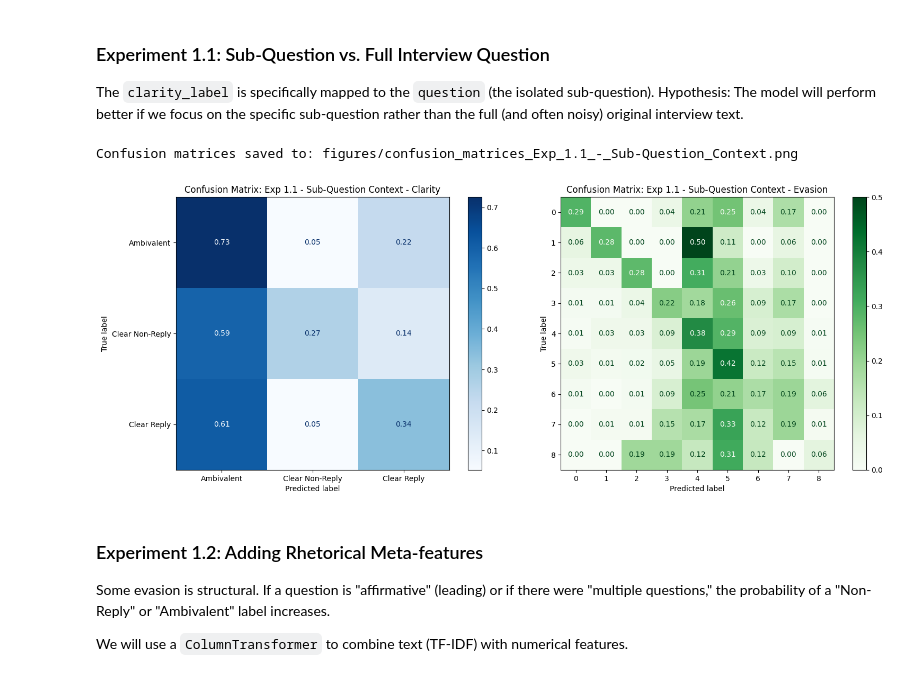
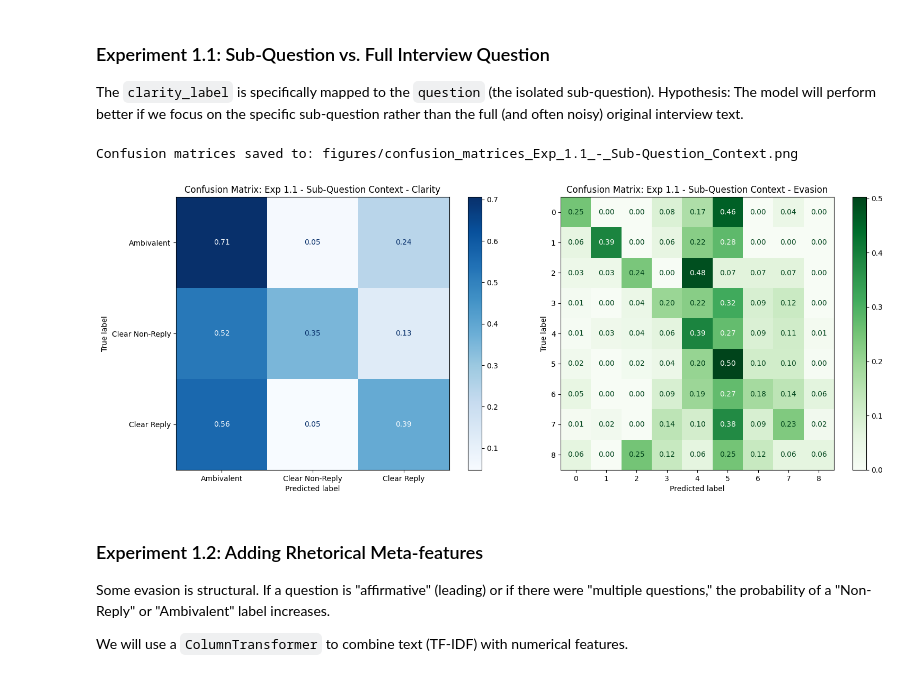
Before and after one commit to pina131714/NLP_Assignment_1, a Jupyter notebook: Phase_2.ipynb, the cells around one changed output. Cells and saved outputs as stored; diff of their text form; code cells hidden in the pictures.

```diff
--- a/Phase_2.ipynb
+++ b/Phase_2.ipynb
@@ -58,31 +58,31 @@ Hypothesis: The model will perform better if we focus on the specific sub-questi
 # %%
 for df in [train_df, val_df, test_df]:
     df['sub_q_context'] = df['question'].fillna('') + " [SEP] " + df['interview_answer'].fillna('')
 
 X_train_sub = train_df['sub_q_context']
 X_val_sub = val_df['sub_q_context']
 
-countvect_sub = CountVectorizer(stop_words='english', ngram_range=(1, 2), max_features=1000)
+countvect_sub = CountVectorizer(stop_words='english', ngram_range=(1, 2), max_features=None)
 X_train_countvect_sub = countvect_sub.fit_transform(X_train_sub)
 X_val_countvect_sub = countvect_sub.transform(X_val_sub)
 
 clf_clarity_sub = LogisticRegression(max_iter=1000, multi_class="multinomial", random_state=SEED)
 clf_clarity_sub.fit(X_train_countvect_sub, y_train_clarity)
 
 clf_evasion_sub = LogisticRegression(max_iter=1000, multi_class="multinomial", random_state=SEED)
 clf_evasion_sub.fit(X_train_countvect_sub, y_train_evasion)
 
 results_ex1_1 = run_full_evaluation(
     clf_clarity=clf_clarity_sub,
     clf_evasion=clf_evasion_sub,
     X=X_val_countvect_sub,
     y_clarity=y_val_clarity,
     y_evasion=y_val_evasion,
     title="Exp 1.1 - Sub-Question Context"
 )
 # %% [output]
 Confusion matrices saved to: figures/confusion_matrices_Exp_1.1_-_Sub-Question_Context.png
-[figure, old version]
+[figure, new version]
 # %% [markdown]
 ### Experiment 1.2: Adding Rhetorical Meta-features
 Some evasion is structural. If a question is "affirmative" (leading) or if there were "multiple questions," the probability of a "Non-Reply" or "Ambivalent" label increases.
```
Also changed, not shown: parts of 3 cells of this notebook.
